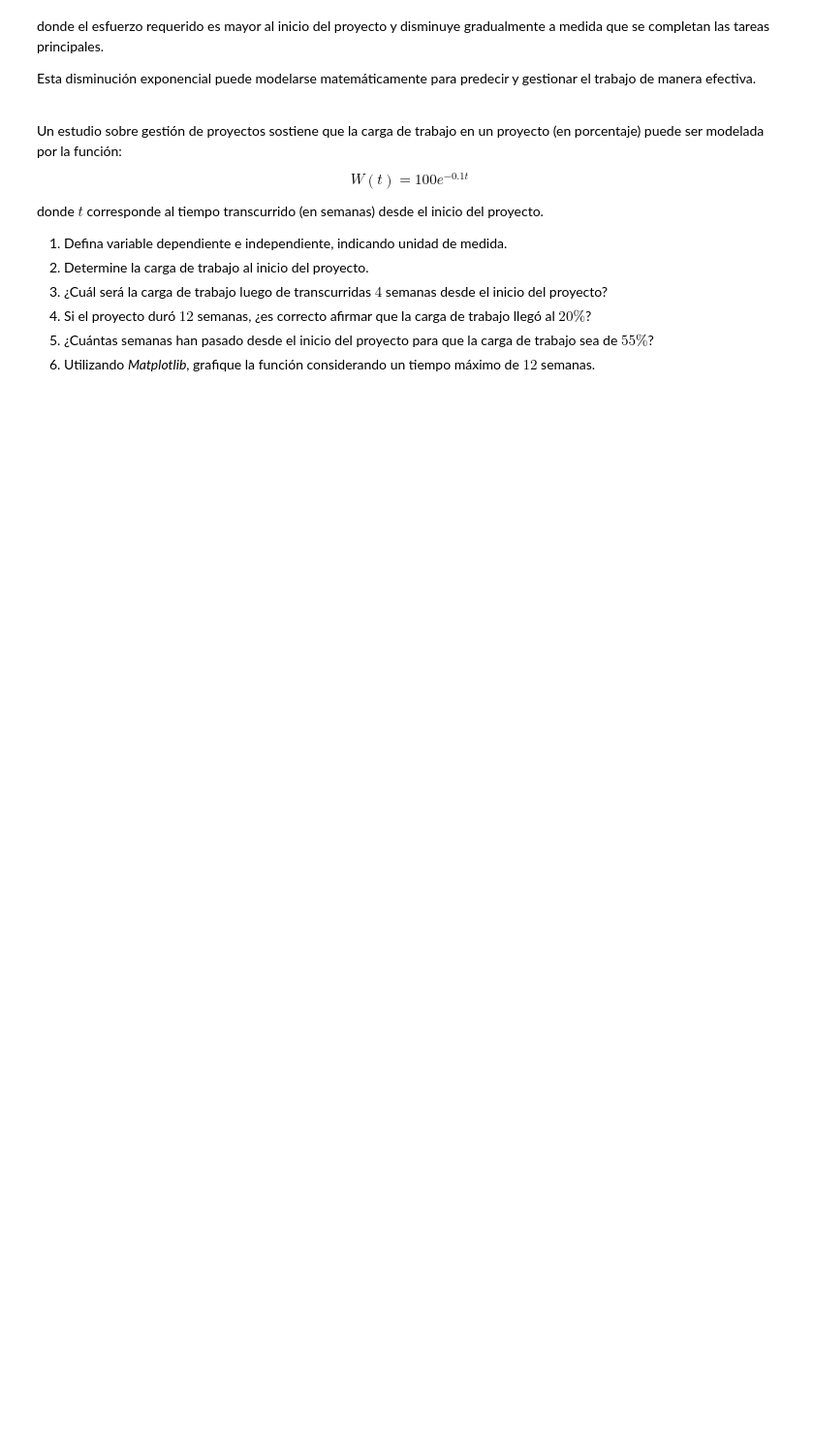
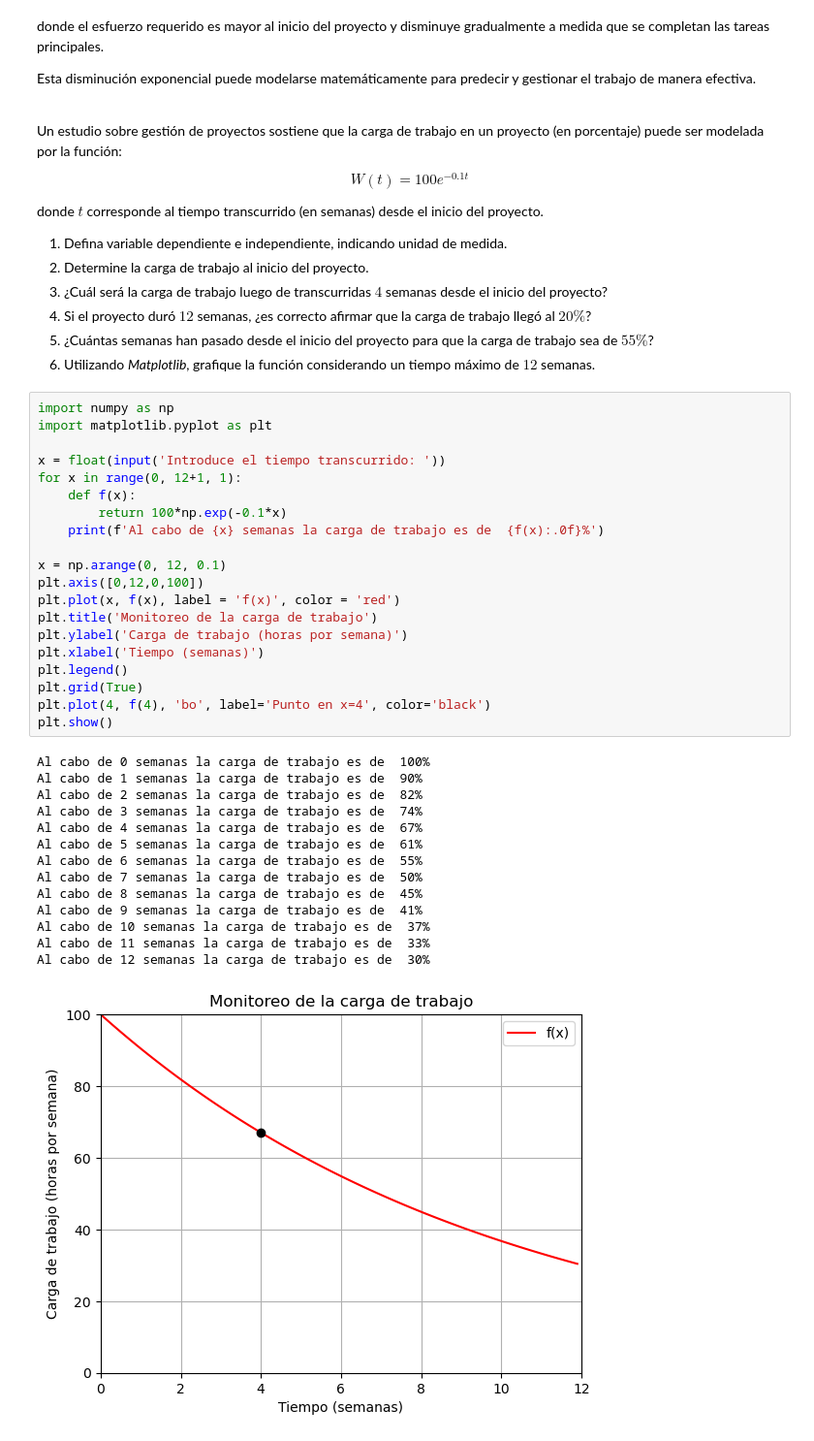
Before and after one commit to PelaoKratos/Matematica-aplicada, a Jupyter notebook: G1_Funciones.ipynb, the cells around one changed output. Shown at 97% size. Drawn from its saved outputs; the diff is of its cells as text; blank space fills up the shorter version.

```diff
--- a/G1_Funciones.ipynb
+++ b/G1_Funciones.ipynb
@@ -293,3 +293,38 @@ donde $t$ corresponde al tiempo transcurrido (en semanas) desde el inicio del pr
 4. Si el proyecto duró $12$ semanas, ¿es correcto afirmar que la carga de trabajo llegó al $20\%$?
 5. ¿Cuántas semanas han pasado desde el inicio del proyecto para que la carga de trabajo sea de $55\%$?
 6. Utilizando *Matplotlib*, grafique la función considerando un tiempo máximo de $12$ semanas.
+# %%
+import numpy as np
+import matplotlib.pyplot as plt
+
+x = float(input('Introduce el tiempo transcurrido: '))
+for x in range(0, 12+1, 1):
+    def f(x):
+        return 100*np.exp(-0.1*x)
+    print(f'Al cabo de {x} semanas la carga de trabajo es de  {f(x):.0f}%')
+
+x = np.arange(0, 12, 0.1)
+plt.axis([0,12,0,100])
+plt.plot(x, f(x), label = 'f(x)', color = 'red')
+plt.title('Monitoreo de la carga de trabajo')
+plt.ylabel('Carga de trabajo (horas por semana)')
+plt.xlabel('Tiempo (semanas)')
+plt.legend()
+plt.grid(True)
+plt.plot(4, f(4), 'bo', label='Punto en x=4', color='black')
+plt.show()
+# %% [output]
+Al cabo de 0 semanas la carga de trabajo es de  100%
+Al cabo de 1 semanas la carga de trabajo es de  90%
+Al cabo de 2 semanas la carga de trabajo es de  82%
+Al cabo de 3 semanas la carga de trabajo es de  74%
+Al cabo de 4 semanas la carga de trabajo es de  67%
+Al cabo de 5 semanas la carga de trabajo es de  61%
+Al cabo de 6 semanas la carga de trabajo es de  55%
+Al cabo de 7 semanas la carga de trabajo es de  50%
+Al cabo de 8 semanas la carga de trabajo es de  45%
+Al cabo de 9 semanas la carga de trabajo es de  41%
+Al cabo de 10 semanas la carga de trabajo es de  37%
+Al cabo de 11 semanas la carga de trabajo es de  33%
+Al cabo de 12 semanas la carga de trabajo es de  30%
+[figure, added]
```
